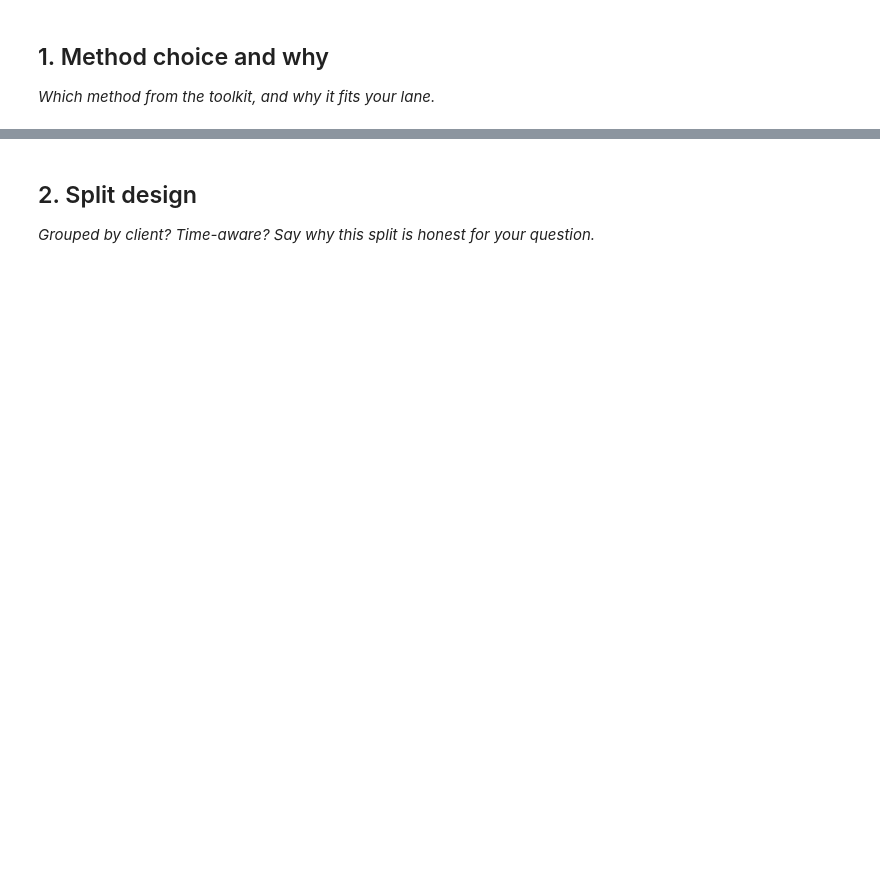
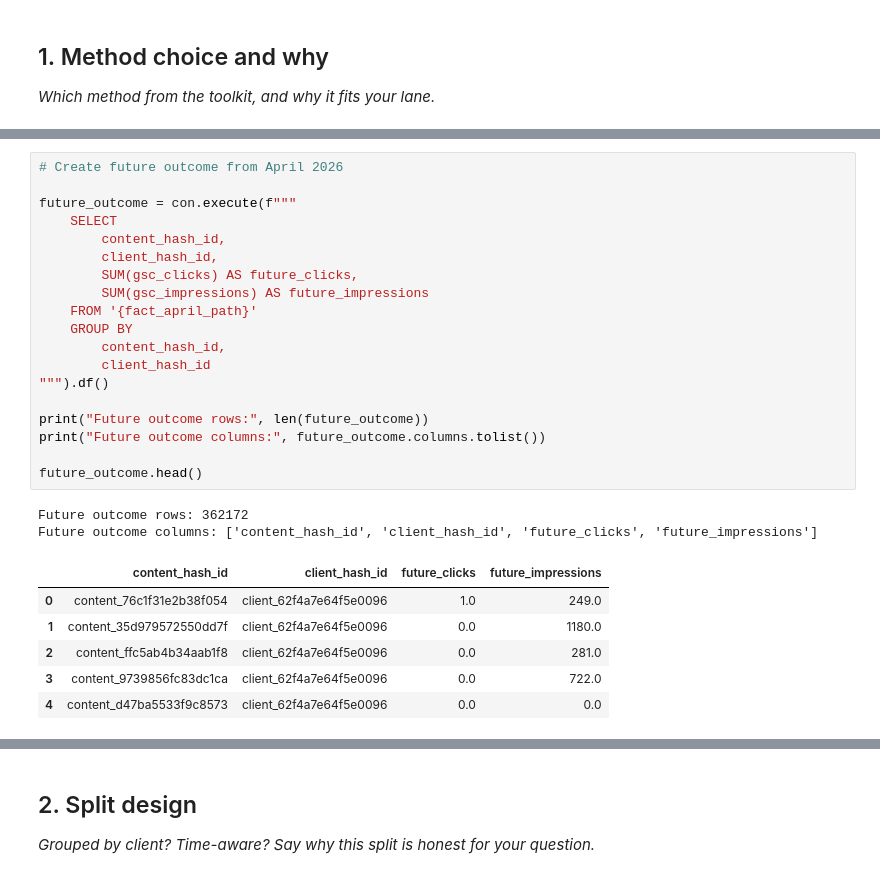
Before and after one commit to abbottabad123/flyrank-ml-track, a Jupyter notebook: work/notebooks/w05_model.ipynb, the cells around one changed output, grey strips where cells are left out. Drawn from its saved outputs; the diff is of its cells as text; blank space fills up the shorter version.

```diff
--- a/work/notebooks/w05_model.ipynb
+++ b/work/notebooks/w05_model.ipynb
@@ -80,0 +98,28 @@ Target classes: [np.int64(0), np.int64(1)]
+# %%
+# Create future outcome from April 2026
+
+future_outcome = con.execute(f"""
+    SELECT
+        content_hash_id,
+        client_hash_id,
+        SUM(gsc_clicks) AS future_clicks,
+        SUM(gsc_impressions) AS future_impressions
+    FROM '{fact_april_path}'
+    GROUP BY
+        content_hash_id,
+        client_hash_id
+""").df()
+
+print("Future outcome rows:", len(future_outcome))
+print("Future outcome columns:", future_outcome.columns.tolist())
+
+future_outcome.head()
+# %% [output]
+Future outcome rows: 362172
+Future outcome columns: ['content_hash_id', 'client_hash_id', 'future_clicks', 'future_impressions']
+|  | content_hash_id | client_hash_id | future_clicks | future_impressions |
+| 0 | content_76c1f31e2b38f054 | client_62f4a7e64f5e0096 | 1.0 | 249.0 |
+| 1 | content_35d979572550dd7f | client_62f4a7e64f5e0096 | 0.0 | 1180.0 |
+| 2 | content_ffc5ab4b34aab1f8 | client_62f4a7e64f5e0096 | 0.0 | 281.0 |
+| 3 | content_9739856fc83dc1ca | client_62f4a7e64f5e0096 | 0.0 | 722.0 |
+| 4 | content_d47ba5533f9c8573 | client_62f4a7e64f5e0096 | 0.0 | 0.0 |
```
Also changed, not shown: parts of 23 cells of this notebook.
